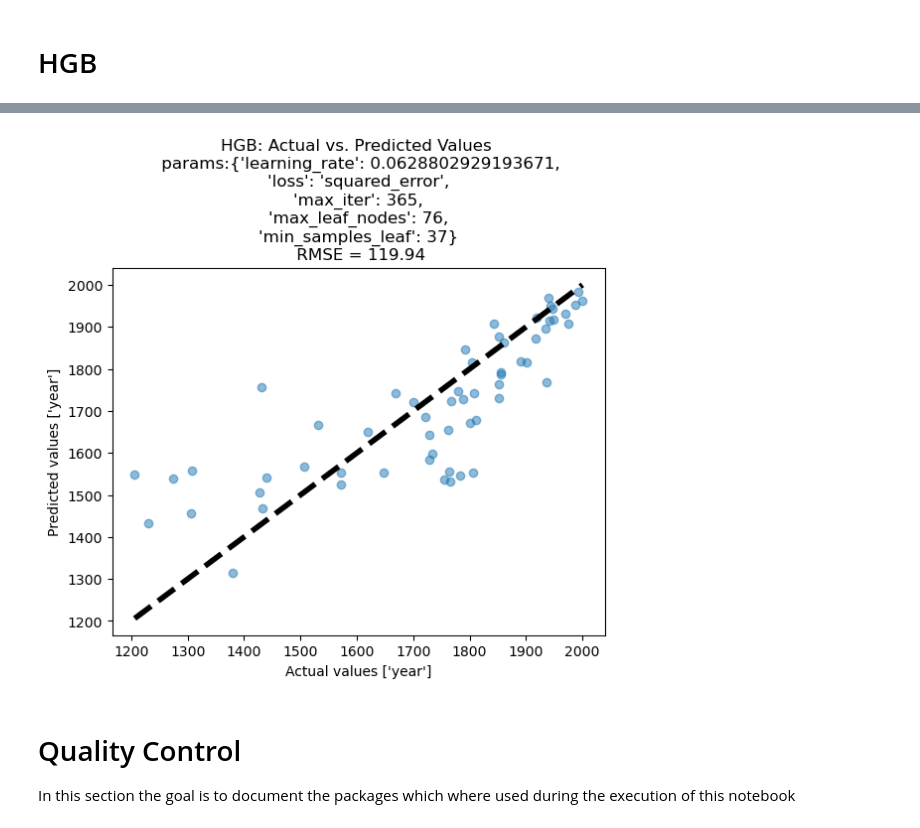
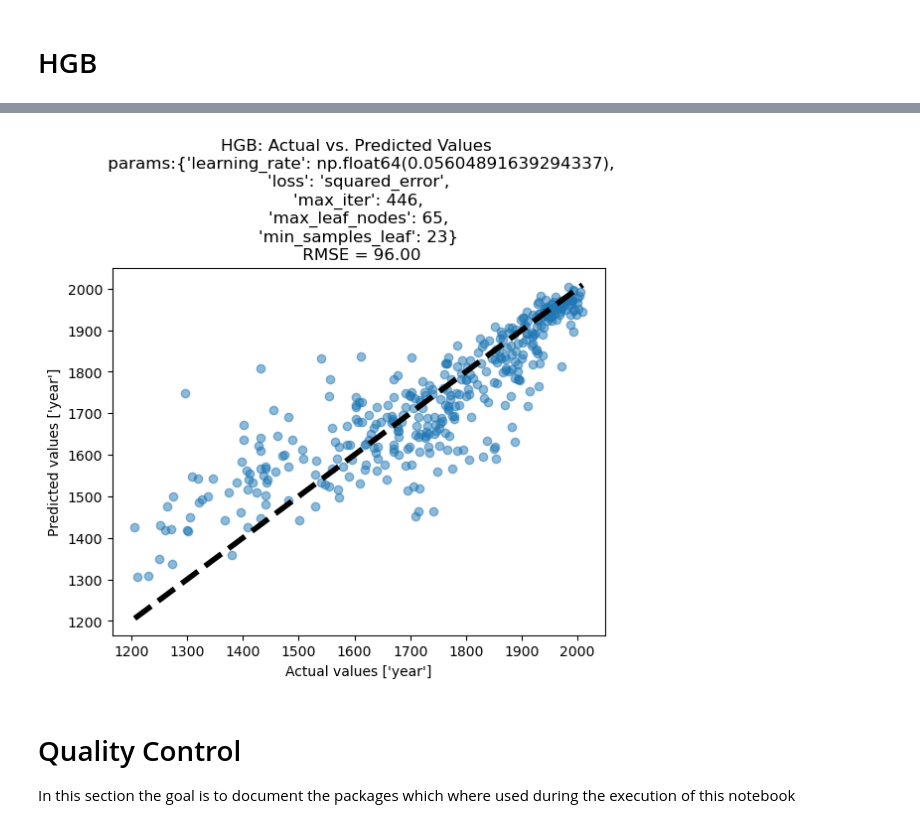
Before and after one commit to thegitrogmonster/Zamberger_thesis_AL2024, a Jupyter notebook: 03_Modelling/03_1_rscv.ipynb, the cells around one changed output, grey strips where cells are left out. Saved outputs shown, nothing was run; the diff lists cells and outputs as text; code cells hidden in the pictures.

```diff
--- a/03_Modelling/03_1_rscv.ipynb
+++ b/03_Modelling/03_1_rscv.ipynb
@@ -213,7 +221,7 @@ logging.info(f"Size of the dataset: {data_raw.shape}")
 # Define the parameters for the CV
 
 # Switch for testing mode (use only 10% of the data, among others)
-testing = True
+testing = False
 
 # Define a random state for randomized processes
 random_state = np.random.RandomState(202375)
@@ -229,7 +237,7 @@ if testing == True:
 else:
     nfolds = 10
     NoTrials = 15
-    n_jobs = 30
+    n_jobs = 20
     save_model = True
     data = data_raw
     logging.info(f"Size of the dataset not reduced: {data.shape}")
@@ -1088,23 +1206,23 @@ y_pred_hgb = hgb_opt.fit(X_train, y_train).predict(X_test)
 # %%
 # plot
 from al_lib.helper_functions import plot_actual_vs_pred
 
 # break the optimal_params_str_ string into more lines
 optimal_params_str_hgb_break = optimal_params_str_hgb.replace(", ", ",\n")
 
 
 title_str = (
     f"HGB: Actual vs. Predicted Values \n params:"
     + optimal_params_str_hgb_break
     + f"\n RMSE = {root_mean_squared_error(y_test, y_pred_hgb):.2f}"
 )
-fig_path = (f"{FIGURE_PATH}/avp_xgb.png")
+fig_path = f"{FIGURE_PATH}/avp_xgb.png"
 param_dict = {"title": title_str}
 
 fig, ax = plt.subplots(1, 1)
 xgb_avp_plot = plot_actual_vs_pred(ax, y_test, y_pred_xgb, param_dict, fig_path)
 # %% [output]
-[figure, old version]
+[figure, new version]
 # %% [markdown]
 # Quality Control
 
```
Also changed, not shown: parts of 25 cells of this notebook, 11 other files.
